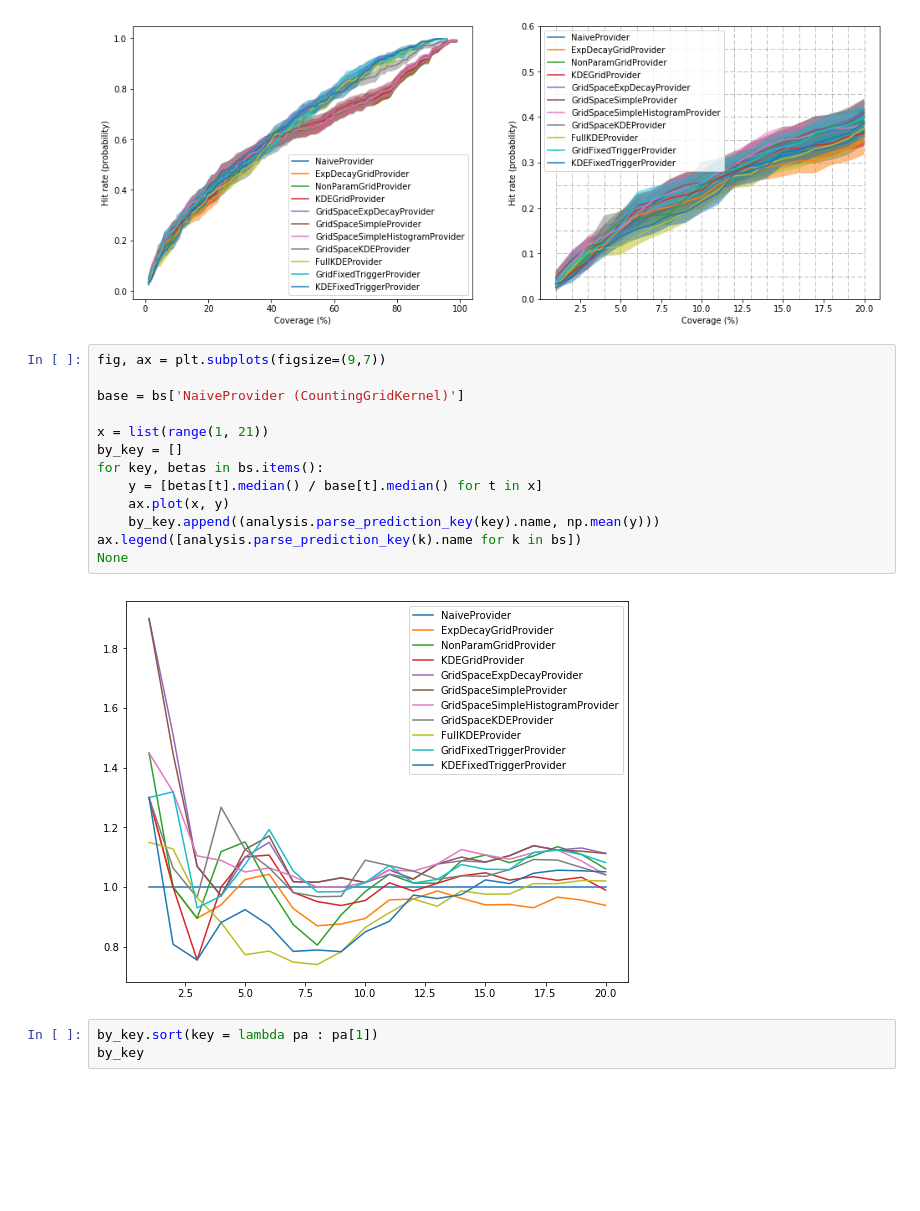
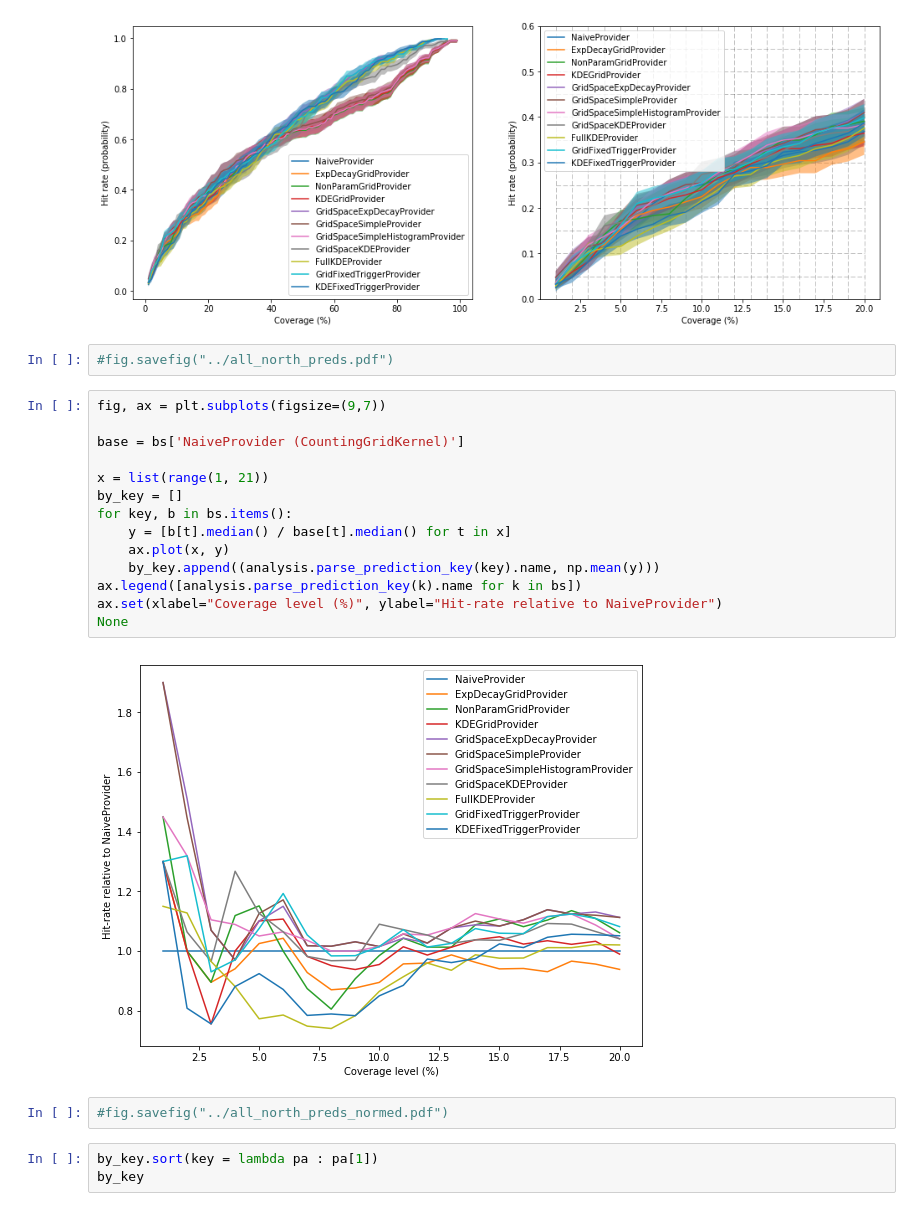
Before and after one commit to MatthewDaws/SEPP, a Jupyter notebook: notebooks/predictions/Reload North.ipynb, the cells around one changed output. Drawn from its saved outputs; the diff is of its cells as text; blank space fills up the shorter version.

```diff
--- a/notebooks/predictions/Reload North.ipynb
+++ b/notebooks/predictions/Reload North.ipynb
@@ -154,21 +190,26 @@ for x in np.linspace(1, 20, 20):
     ax.plot([x, x], [0, 0.6], linewidth=0.5, linestyle="--", alpha=0.5, color="black", zorder=-20)
 # %% [output]
 [figure]
+# %%
+#fig.savefig("../all_north_preds.pdf")
 # %%
 fig, ax = plt.subplots(figsize=(9,7))
 
 base = bs['NaiveProvider (CountingGridKernel)']
 
 x = list(range(1, 21))
 by_key = []
-for key, betas in bs.items():
-    y = [betas[t].median() / base[t].median() for t in x]
+for key, b in bs.items():
+    y = [b[t].median() / base[t].median() for t in x]
     ax.plot(x, y)
     by_key.append((analysis.parse_prediction_key(key).name, np.mean(y)))
 ax.legend([analysis.parse_prediction_key(k).name for k in bs])
+ax.set(xlabel="Coverage level (%)", ylabel="Hit-rate relative to NaiveProvider")
 None
 # %% [output]
-[figure, old version]
+[figure, new version]
+# %%
+#fig.savefig("../all_north_preds_normed.pdf")
 # %%
 by_key.sort(key = lambda pa : pa[1])
 by_key
```
Also changed, not shown: parts of 17 cells of this notebook, 25 other files.
